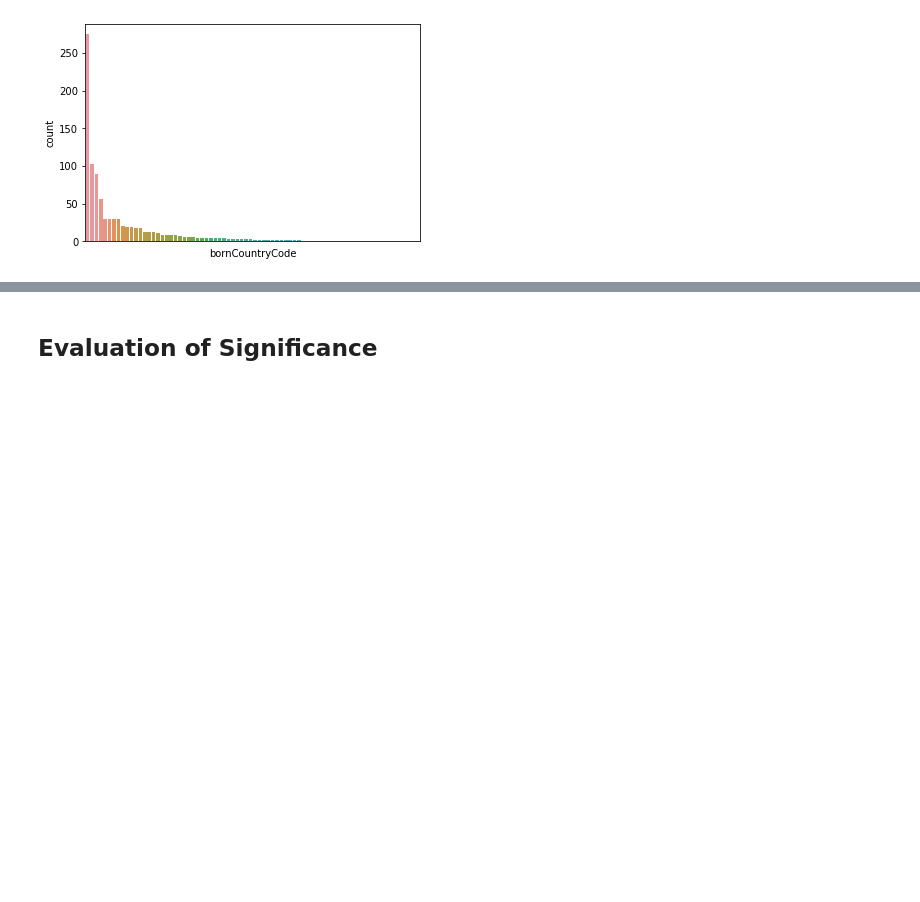
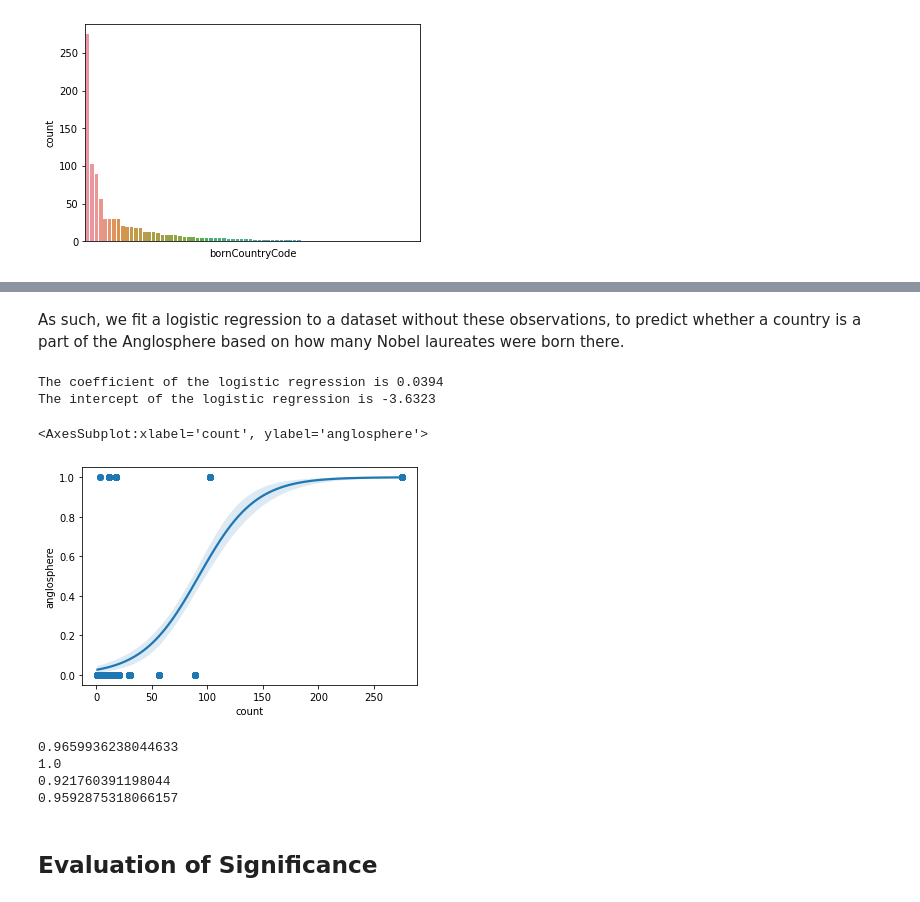
Before and after one commit to qbello22/2950-Project, a Jupyter notebook: Nobel Laureates - Phase IV.ipynb, the cells around one changed output, grey strips where cells are left out. Saved outputs shown, nothing was run; the diff lists cells and outputs as text; code cells hidden in the pictures; blank space fills up the shorter version.

Commit message:
Hypo 2 exploration, regression & scores

```diff
--- a/Nobel Laureates - Phase IV.ipynb
+++ b/Nobel Laureates - Phase IV.ipynb
@@ -214,0 +235,4 @@ This plot shows an immense disparity between countries, with the sharp (negative
+# %%
+nobel_data_countries = nobel_data
+print("There are " + str(nobel_data_countries['bornCountryCode'].isna().sum()) + " laureates without a single country of origin, due to their status as an international organization.")
+nobel_data_countries.loc[nobel_data_countries['bornCountryCode'].isna()].head()
@@ -215,3 +248,35 @@ This plot shows an immense disparity between countries, with the sharp (negative
+# %% [markdown]
+As such, we fit a logistic regression to a dataset without these observations, to predict whether a country is a part of the Anglosphere based on how many Nobel laureates were born there.
+# %%
+nobel_data_countries = nobel_data_countries.loc[nobel_data_countries['bornCountryCode'].notna()]
+nobel_data_countries['count'] = nobel_data_countries.groupby('bornCountryCode')['bornCountryCode'].transform('count')
+
+anglo_model = LogisticRegression().fit(nobel_data_countries[['count']],nobel_data_countries['anglosphere'])
+print("The coefficient of the logistic regression is " + str(round(float(anglo_model.coef_), 4)))
+print("The intercept of the logistic regression is " + str(round(float(anglo_model.intercept_), 4)))
+# %% [output]
+The coefficient of the logistic regression is 0.0394
+The intercept of the logistic regression is -3.6323
+# %%
+seaborn.regplot(data=nobel_data_countries, x='count', y='anglosphere', logistic=True, fit_reg= True)
+# %% [output]
+<AxesSubplot:xlabel='count', ylabel='anglosphere'>
+[figure, added]
+# %%
+train_predict = anglo_model.predict(nobel_data_countries[['count']])
+train_acc = metrics.accuracy_score(nobel_data_countries['anglosphere'], train_predict)
+train_prec = metrics.precision_score(nobel_data_countries['anglosphere'], train_predict)
+train_recall = metrics.recall_score(nobel_data_countries['anglosphere'], train_predict)
+train_F1 = metrics.f1_score(nobel_data_countries['anglosphere'], train_predict)
+print(train_acc)
+print(train_prec)
+print(train_recall)
+print(train_F1)
+# %% [output]
+0.9659936238044633
+1.0
+0.921760391198044
+0.9592875318066157
 # %% [markdown]
 ## Evaluation of Significance
 # %% [markdown]
```
Also changed, not shown: parts of 7 cells of this notebook, 1 other file.
